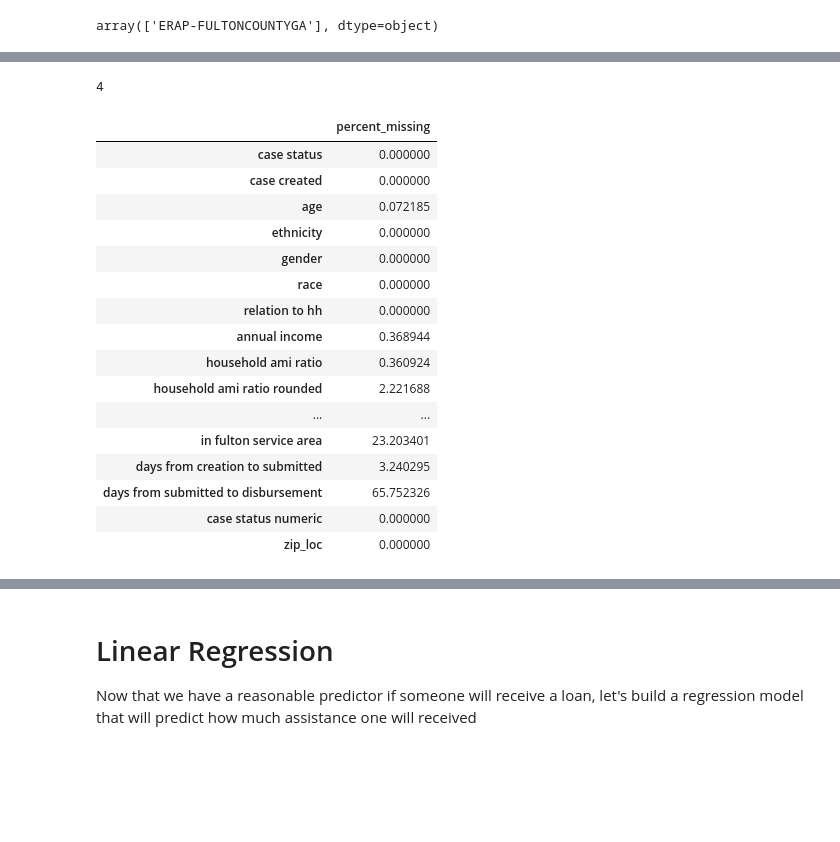
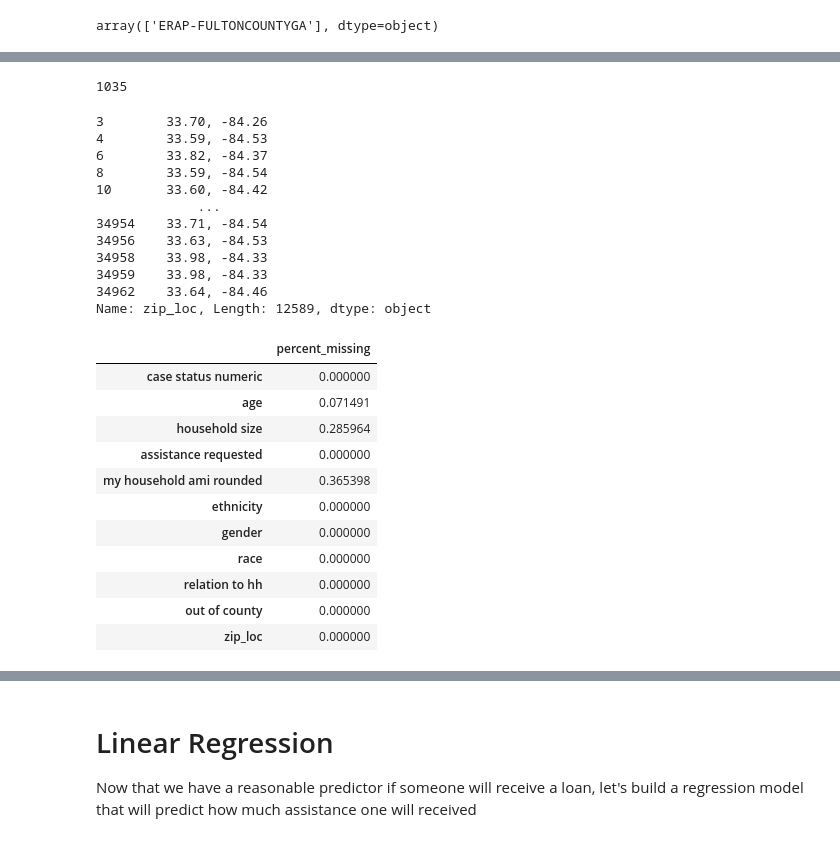
Before and after one commit to jcummingsutk/fulton_county_ERA_applications, a Jupyter notebook: notebook.ipynb, the cells around one changed output, grey strips where cells are left out. Cells and saved outputs as stored; diff of their text form; code cells hidden in the pictures; blank space fills up the shorter version.

```diff
--- a/notebook.ipynb
+++ b/notebook.ipynb
@@ -501,10 +557,10 @@ df_appcomp.groupby('case status').agg('mean')[['days from creation to submitted'
 # %%
-# Making names more managable
+# Making names more managable. Probably should have done this sooner!
 rename_dictionary = {'case status': 'case status', 'case: date created': 'case created', 'borrower 1: age': 'age',
                      'borrower 1: ethnicity': 'ethnicity', 'borrower 1: gender': 'gender', 'borrower 1: race': 'race',
                      'borrower_1_relationshiptoheadofhousehold': 'relation to hh', 'case: landlord case id': 'landlord case id',
                      'household annual income': 'annual income', 'household size': 'household size', 'total assistance requested': 'assistance requested',
-                     'x': 'lat', 'y': 'long', 'zip_latitude': 'zip_lat', 'zip_longitude': 'zip_long', 'city of atlanta': 'in atl',
+                     'x': 'long', 'y': 'lat', 'zip_latitude': 'zip_lat', 'zip_longitude': 'zip_long', 'city of atlanta': 'in atl',
                      'out of county': 'out of county', 'fulton service area': 'in fulton service area',
                      'days from creation to submitted': 'days from creation to submitted',
                      'submit to disbursement': 'days from submitted to disbursement', 'duplicate': 'duplicate'}
@@ -622,5 +631 @@ df_appcomp.describe()
-# %%
-#Remove entries where assistance requested is very small
-assist_req_drop = df_appcomp['assistance requested']>300
-df_appcomp = df_appcomp[assist_req_drop]
 # %%
@@ -663,45 +670,57 @@ df_appcomp.dropna(subset=['zip_lat', 'zip_long'], inplace=True)
+# %%
+# First I'm going to overwrite the zip_lat, zip_long with the lat and long, if that information is given
+lat_long_given = df_appcomp['lat'].notnull()
+df_appcomp.loc[lat_long_given, 'zip_lat'] = df_appcomp.loc[lat_long_given, 'lat']
+df_appcomp.loc[lat_long_given, 'zip_long'] = df_appcomp.loc[lat_long_given, 'long']
 # %%
 def to_string_round(row):
-    row['zip_lat_str']  = "{:.1f}".format(round(row['zip_lat'],0))
-    row['zip_long_str'] = "{:.1f}".format(round(row['zip_long'],0))
+    row['zip_lat_str']  = "{:.2f}".format(round(row['zip_lat'],2))
+    row['zip_long_str'] = "{:.2f}".format(round(row['zip_long'],2))
     row['zip_loc'] = row['zip_lat_str'] + ', ' + row['zip_long_str']
     return row
 
 df_appcomp = df_appcomp.apply(to_string_round, axis=1)
-# %%
-len(df_appcomp['zip_loc'].unique())
-# %% [output]
-4
+# %%
+len(df_appcomp['zip_loc'].unique())
+# %% [output]
+1035
+# %%
+df_appcomp['zip_loc']
+# %% [output]
+3        33.70, -84.26
+4        33.59, -84.53
+6        33.82, -84.37
+8        33.59, -84.54
+10       33.60, -84.42
+             ...
+34954    33.71, -84.54
+34956    33.63, -84.53
+34958    33.98, -84.33
+34959    33.98, -84.33
+34962    33.64, -84.46
+Name: zip_loc, Length: 12589, dtype: object
 # %%
 # All location except zip_loc are now unnecessary
 df_appcomp.drop(['lat', 'long', 'zip_lat_str', 'zip_long_str', 'zip_lat', 'zip_long'], axis=1, inplace=True)
 # %%
-# Perhaps the large amount of NaN values somehow indicates that an application is incomplete in some way. If so, removing rows with NaNs should be of some assistance
-# Let's start by removing any row with a null.
-# The result is still strange
-df_appcomp.loc[df_appcomp['gender'].isnull(),'gender'] = 'unkown'
-df_appcomp.loc[df_appcomp['race'].isnull(),'race'] = 'unkown'
-df_appcomp.loc[df_appcomp['relation to hh'].isnull(),'relation to hh'] = 'unknown'
-df_appcomp.loc[df_appcomp['ethnicity'].isnull(),'ethnicity'] = 'unkown'
+# Introducing an "unkown" for in atl, out of county instead of NaN, then seeing how many NaNs we have leftover
 df_appcomp.loc[df_appcomp['in atl'].isnull(),'in atl'] = 'unkown'
 df_appcomp.loc[df_appcomp['out of county'].isnull(),'out of county'] = 'unkown'
-calculate_percent_missing(df_appcomp)
+columns_to_use_numeric = ['case status numeric', 'age',  'household size', 'assistance requested', 'my household ami rounded']
+columns_to_use_cat = ['ethnicity', 'gender', 'race', 'relation to hh', 'out of county', 'zip_loc']
+columns_to_use = columns_to_use_numeric + columns_to_use_cat
+calculate_percent_missing(df_appcomp[columns_to_use])
 # %% [output]
 |  | percent_missing |
-| case status | 0.000000 |
-| case created | 0.000000 |
-| age | 0.072185 |
+| case status numeric | 0.000000 |
+| age | 0.071491 |
+| household size | 0.285964 |
+| assistance requested | 0.000000 |
+| my household ami rounded | 0.365398 |
 | ethnicity | 0.000000 |
 | gender | 0.000000 |
 | race | 0.000000 |
 | relation to hh | 0.000000 |
-| annual income | 0.368944 |
-| household ami ratio | 0.360924 |
-| household ami ratio rounded | 2.221688 |
-| ... | ... |
-| in fulton service area | 23.203401 |
-| days from creation to submitted | 3.240295 |
-| days from submitted to disbursement | 65.752326 |
-| case status numeric | 0.000000 |
+| out of county | 0.000000 |
 | zip_loc | 0.000000 |
 # %%
```
Also changed, not shown: parts of 129 cells of this notebook, 12 other files.
